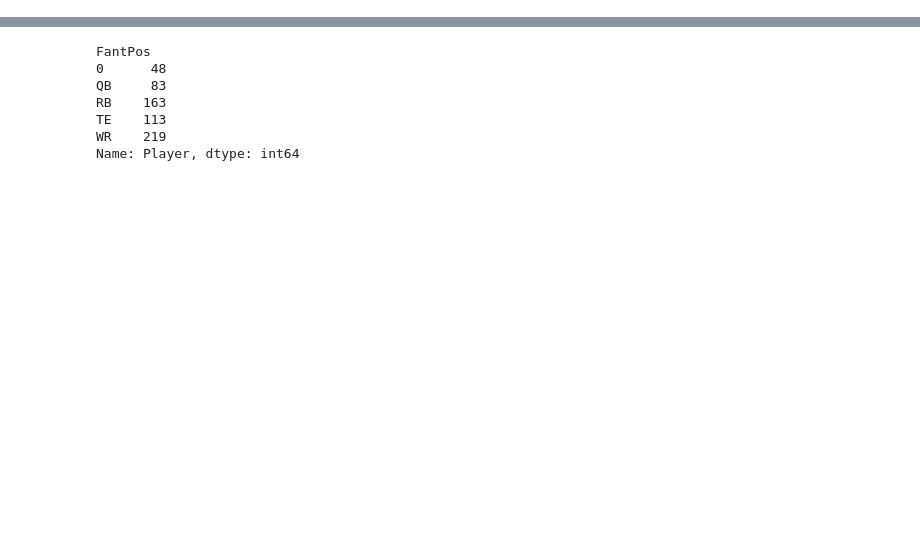
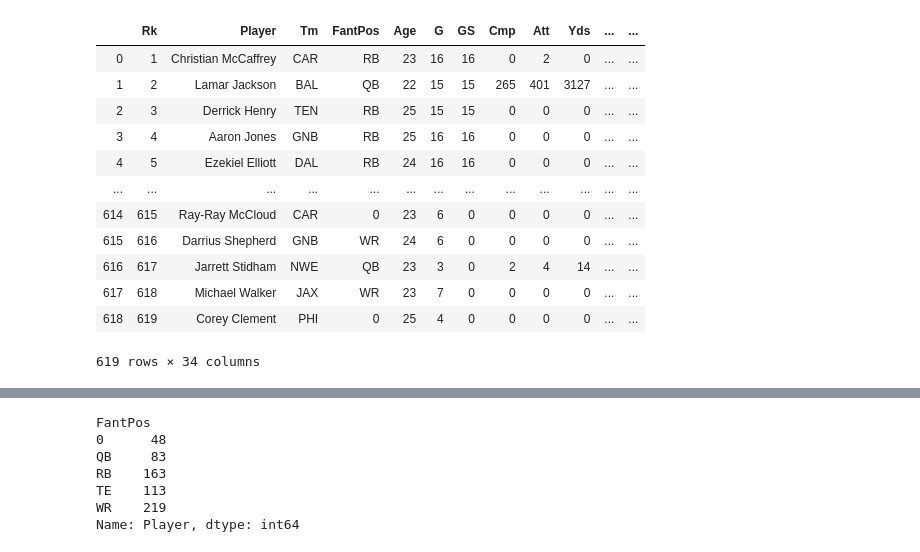
Before and after one commit to rickshev/fantasy-football, a Jupyter notebook: Untitled.ipynb, the cells around one changed output, grey strips where cells are left out. Cells and saved outputs as stored; diff of their text form; code cells hidden in the pictures; blank space fills up the shorter version.

```diff
--- a/Untitled.ipynb
+++ b/Untitled.ipynb
@@ -33,0 +40,16 @@ data.head()
+# %%
+data2019
+# %% [output]
+|  | Rk | Player | Tm | FantPos | Age | G | GS | Cmp | Att | Yds | ... | ... |
+| 0 | 1 | Christian McCaffrey | CAR | RB | 23 | 16 | 16 | 0 | 2 | 0 | ... | ... |
+| 1 | 2 | Lamar Jackson | BAL | QB | 22 | 15 | 15 | 265 | 401 | 3127 | ... | ... |
+| 2 | 3 | Derrick Henry | TEN | RB | 25 | 15 | 15 | 0 | 0 | 0 | ... | ... |
+| 3 | 4 | Aaron Jones | GNB | RB | 25 | 16 | 16 | 0 | 0 | 0 | ... | ... |
+| 4 | 5 | Ezekiel Elliott | DAL | RB | 24 | 16 | 16 | 0 | 0 | 0 | ... | ... |
+| ... | ... | ... | ... | ... | ... | ... | ... | ... | ... | ... | ... | ... |
+| 614 | 615 | Ray-Ray McCloud | CAR | 0 | 23 | 6 | 0 | 0 | 0 | 0 | ... | ... |
+| 615 | 616 | Darrius Shepherd | GNB | WR | 24 | 6 | 0 | 0 | 0 | 0 | ... | ... |
+| 616 | 617 | Jarrett Stidham | NWE | QB | 23 | 3 | 0 | 2 | 4 | 14 | ... | ... |
+| 617 | 618 | Michael Walker | JAX | WR | 23 | 7 | 0 | 0 | 0 | 0 | ... | ... |
+| 618 | 619 | Corey Clement | PHI | 0 | 25 | 4 | 0 | 0 | 0 | 0 | ... | ... |
+619 rows × 34 columns
```
Also changed, not shown: parts of 12 cells of this notebook, 3 other files.
